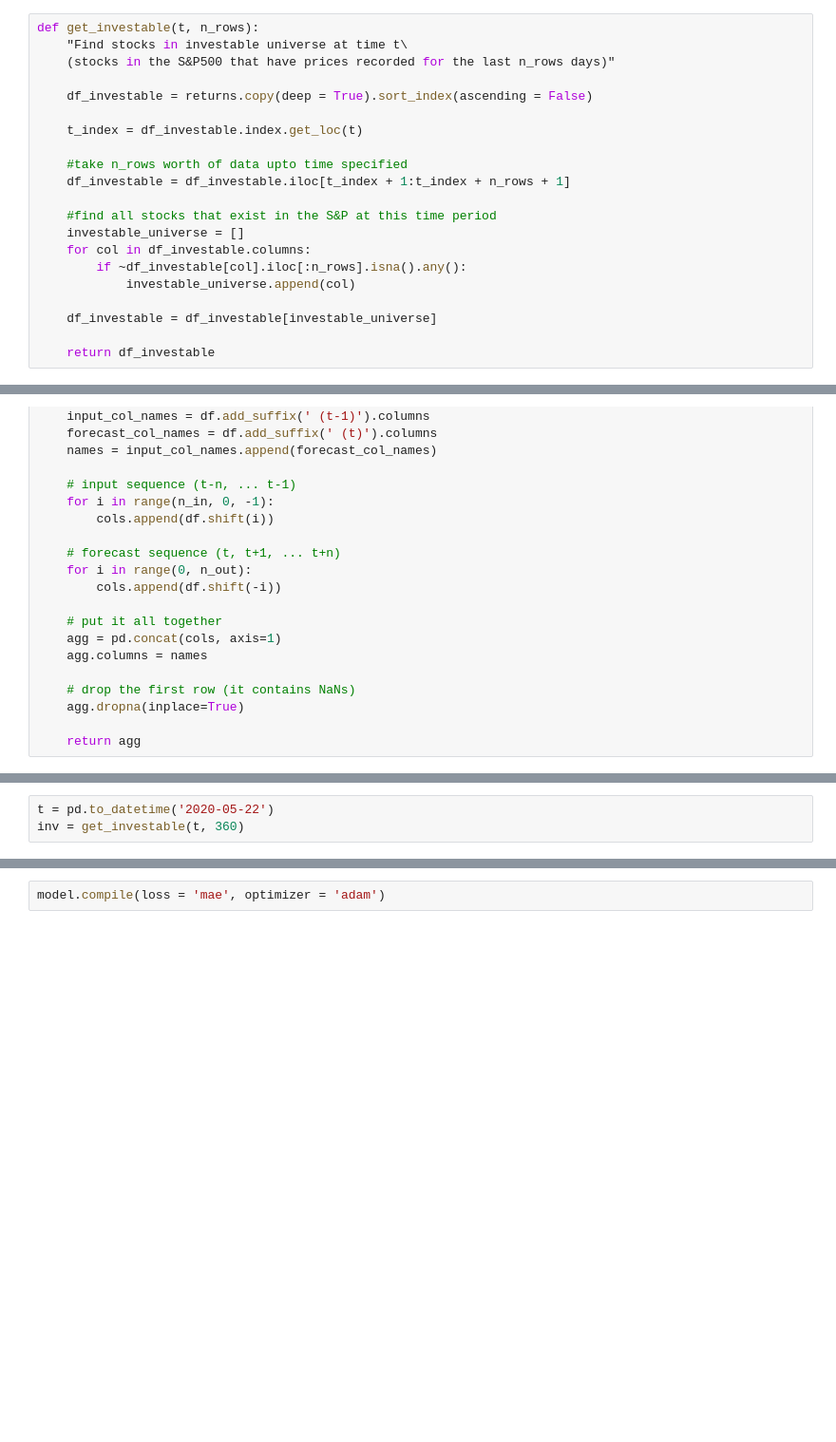
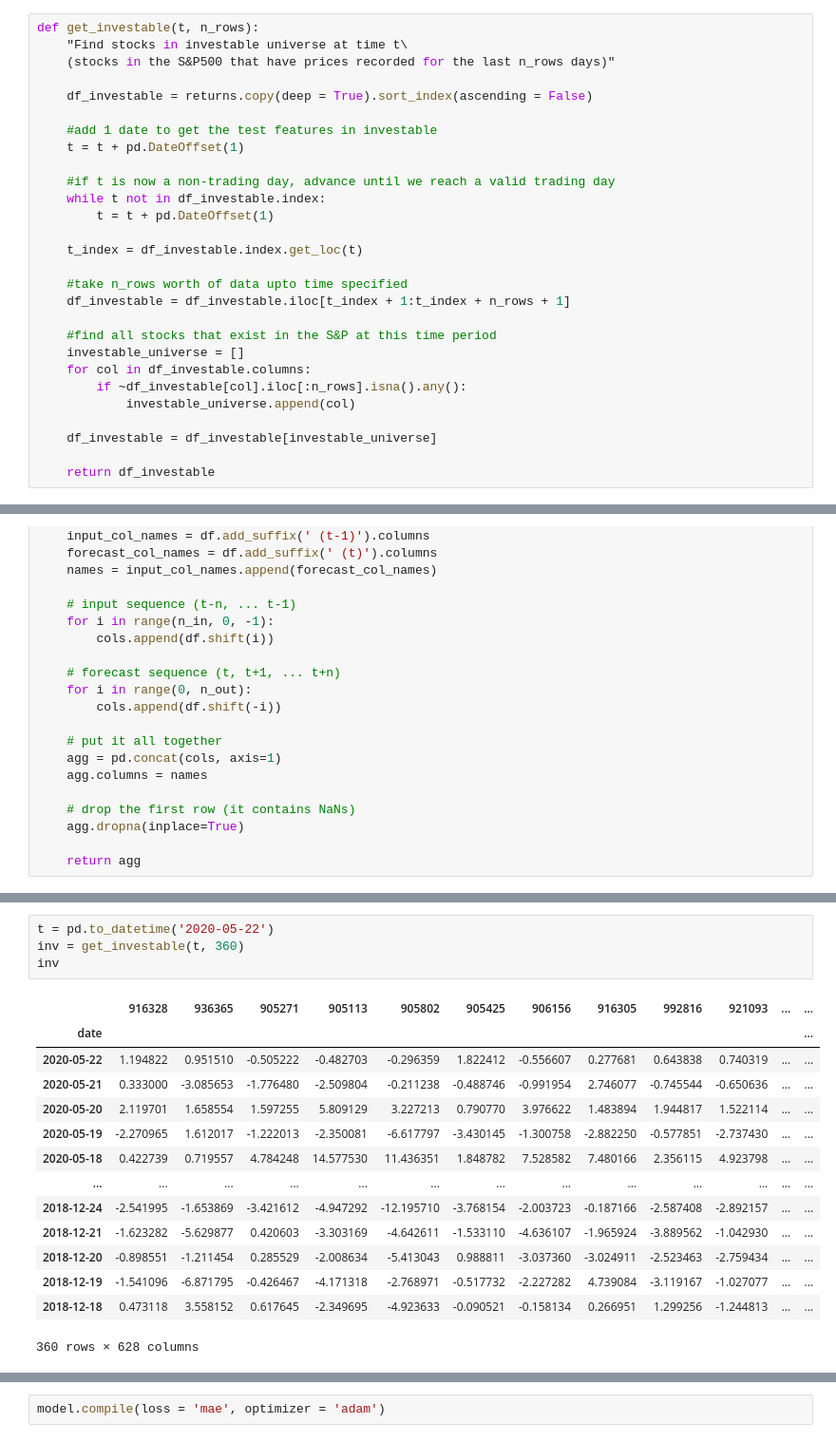
Before and after one commit to jeremylee73/differential-capital, a Jupyter notebook: LSTM pipeline.ipynb, the cells around one changed output, grey strips where cells are left out. Shown at 95% size. Drawn from its saved outputs; the diff is of its cells as text; blank space fills up the shorter version.

```diff
--- a/LSTM pipeline.ipynb
+++ b/LSTM pipeline.ipynb
@@ -25,6 +25,13 @@ def get_investable(t, n_rows):
     (stocks in the S&P500 that have prices recorded for the last n_rows days)"
 
     df_investable = returns.copy(deep = True).sort_index(ascending = False)
+
+    #add 1 date to get the test features in investable
+    t = t + pd.DateOffset(1)
+
+    #if t is now a non-trading day, advance until we reach a valid trading day
+    while t not in df_investable.index:
+        t = t + pd.DateOffset(1)
 
     t_index = df_investable.index.get_loc(t)
 
@@ -85,5 +107,21 @@ def reshape_investable(df):
 # %%
 t = pd.to_datetime('2020-05-22')
 inv = get_investable(t, 360)
+inv
+# %% [output]
+|  | 916328 | 936365 | 905271 | 905113 | 905802 | 905425 | 906156 | 916305 | 992816 | 921093 | ... | ... |
+| date |  |  |  |  |  |  |  |  |  |  |  | ... |
+| 2020-05-22 | 1.194822 | 0.951510 | -0.505222 | -0.482703 | -0.296359 | 1.822412 | -0.556607 | 0.277681 | 0.643838 | 0.740319 | ... | ... |
+| 2020-05-21 | 0.333000 | -3.085653 | -1.776480 | -2.509804 | -0.211238 | -0.488746 | -0.991954 | 2.746077 | -0.745544 | -0.650636 | ... | ... |
+| 2020-05-20 | 2.119701 | 1.658554 | 1.597255 | 5.809129 | 3.227213 | 0.790770 | 3.976622 | 1.483894 | 1.944817 | 1.522114 | ... | ... |
+| 2020-05-19 | -2.270965 | 1.612017 | -1.222013 | -2.350081 | -6.617797 | -3.430145 | -1.300758 | -2.882250 | -0.577851 | -2.737430 | ... | ... |
+| 2020-05-18 | 0.422739 | 0.719557 | 4.784248 | 14.577530 | 11.436351 | 1.848782 | 7.528582 | 7.480166 | 2.356115 | 4.923798 | ... | ... |
+| ... | ... | ... | ... | ... | ... | ... | ... | ... | ... | ... | ... | ... |
+| 2018-12-24 | -2.541995 | -1.653869 | -3.421612 | -4.947292 | -12.195710 | -3.768154 | -2.003723 | -0.187166 | -2.587408 | -2.892157 | ... | ... |
+| 2018-12-21 | -1.623282 | -5.629877 | 0.420603 | -3.303169 | -4.642611 | -1.533110 | -4.636107 | -1.965924 | -3.889562 | -1.042930 | ... | ... |
+| 2018-12-20 | -0.898551 | -1.211454 | 0.285529 | -2.008634 | -5.413043 | 0.988811 | -3.037360 | -3.024911 | -2.523463 | -2.759434 | ... | ... |
+| 2018-12-19 | -1.541096 | -6.871795 | -0.426467 | -4.171318 | -2.768971 | -0.517732 | -2.227282 | 4.739084 | -3.119167 | -1.027077 | ... | ... |
+| 2018-12-18 | 0.473118 | 3.558152 | 0.617645 | -2.349695 | -4.923633 | -0.090521 | -0.158134 | 0.266951 | 1.299256 | -1.244813 | ... | ... |
+360 rows × 628 columns
 # %%
 f_inv = format_investable(inv)
```
Also changed, not shown: parts of 12 cells of this notebook.
